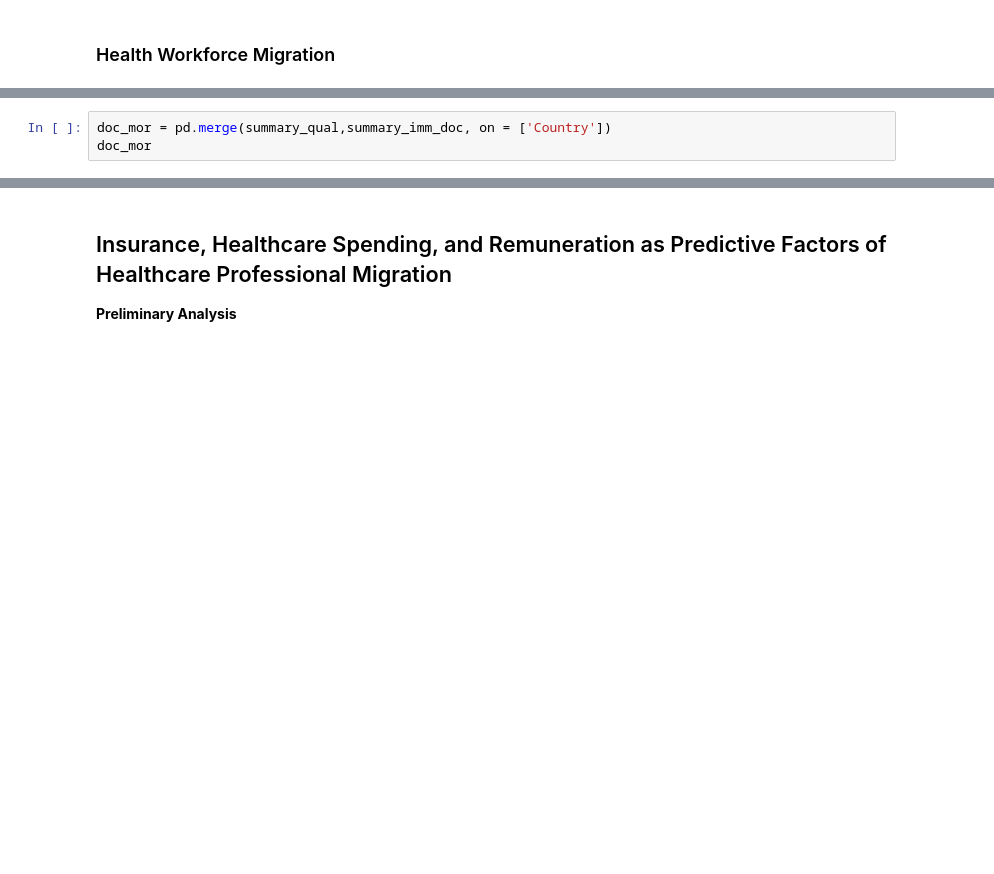
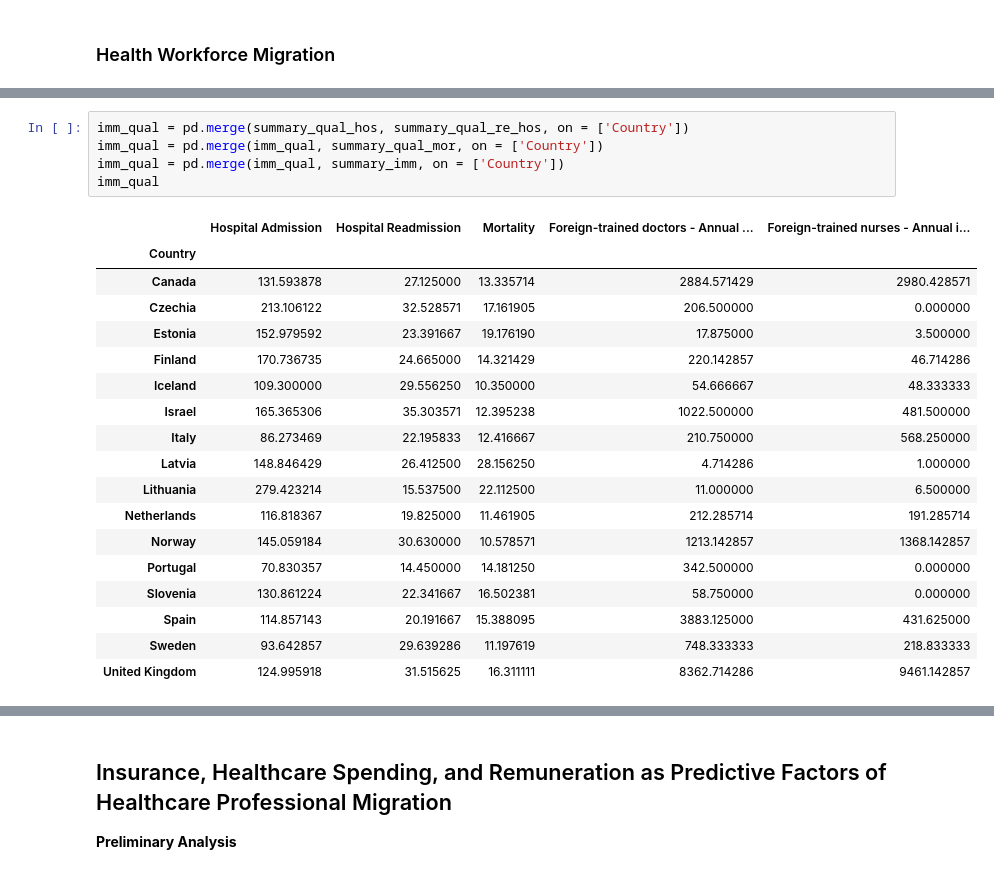
Before and after one commit to wren17/ECON323-Project, a Jupyter notebook: ECON323-FinalProject.ipynb, the cells around one changed output, grey strips where cells are left out. Saved outputs shown, nothing was run; the diff lists cells and outputs as text; blank space fills up the shorter version.

```diff
--- a/ECON323-FinalProject.ipynb
+++ b/ECON323-FinalProject.ipynb
@@ -216,4 +221,25 @@ summary_imm_doc.plot.bar()
 # %%
-doc_mor = pd.merge(summary_qual,summary_imm_doc, on = ['Country'])
-doc_mor
+imm_qual = pd.merge(summary_qual_hos, summary_qual_re_hos, on = ['Country'])
+imm_qual = pd.merge(imm_qual, summary_qual_mor, on = ['Country'])
+imm_qual = pd.merge(imm_qual, summary_imm, on = ['Country'])
+imm_qual
+# %% [output]
+|  | Hospital Admission | Hospital Readmission | Mortality | Foreign-trained doctors - Annual ... | Foreign-trained nurses - Annual i... |
+| Country |  |  |  |  |  |
+| Canada | 131.593878 | 27.125000 | 13.335714 | 2884.571429 | 2980.428571 |
+| Czechia | 213.106122 | 32.528571 | 17.161905 | 206.500000 | 0.000000 |
+| Estonia | 152.979592 | 23.391667 | 19.176190 | 17.875000 | 3.500000 |
+| Finland | 170.736735 | 24.665000 | 14.321429 | 220.142857 | 46.714286 |
+| Iceland | 109.300000 | 29.556250 | 10.350000 | 54.666667 | 48.333333 |
+| Israel | 165.365306 | 35.303571 | 12.395238 | 1022.500000 | 481.500000 |
+| Italy | 86.273469 | 22.195833 | 12.416667 | 210.750000 | 568.250000 |
+| Latvia | 148.846429 | 26.412500 | 28.156250 | 4.714286 | 1.000000 |
+| Lithuania | 279.423214 | 15.537500 | 22.112500 | 11.000000 | 6.500000 |
+| Netherlands | 116.818367 | 19.825000 | 11.461905 | 212.285714 | 191.285714 |
+| Norway | 145.059184 | 30.630000 | 10.578571 | 1213.142857 | 1368.142857 |
+| Portugal | 70.830357 | 14.450000 | 14.181250 | 342.500000 | 0.000000 |
+| Slovenia | 130.861224 | 22.341667 | 16.502381 | 58.750000 | 0.000000 |
+| Spain | 114.857143 | 20.191667 | 15.388095 | 3883.125000 | 431.625000 |
+| Sweden | 93.642857 | 29.639286 | 11.197619 | 748.333333 | 218.833333 |
+| United Kingdom | 124.995918 | 31.515625 | 16.311111 | 8362.714286 | 9461.142857 |
 # %%
```
Also changed, not shown: parts of 10 cells of this notebook.
